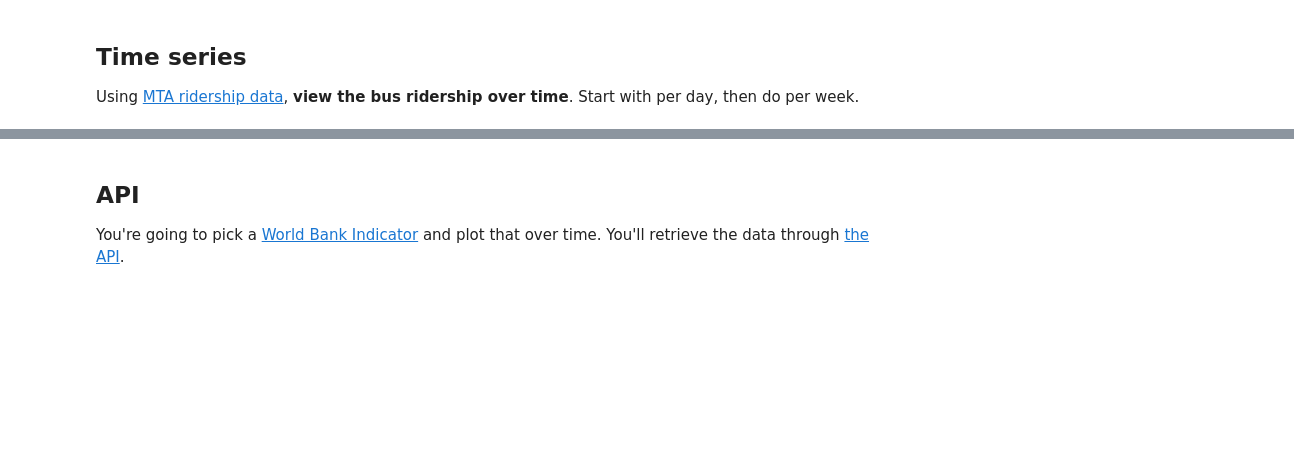
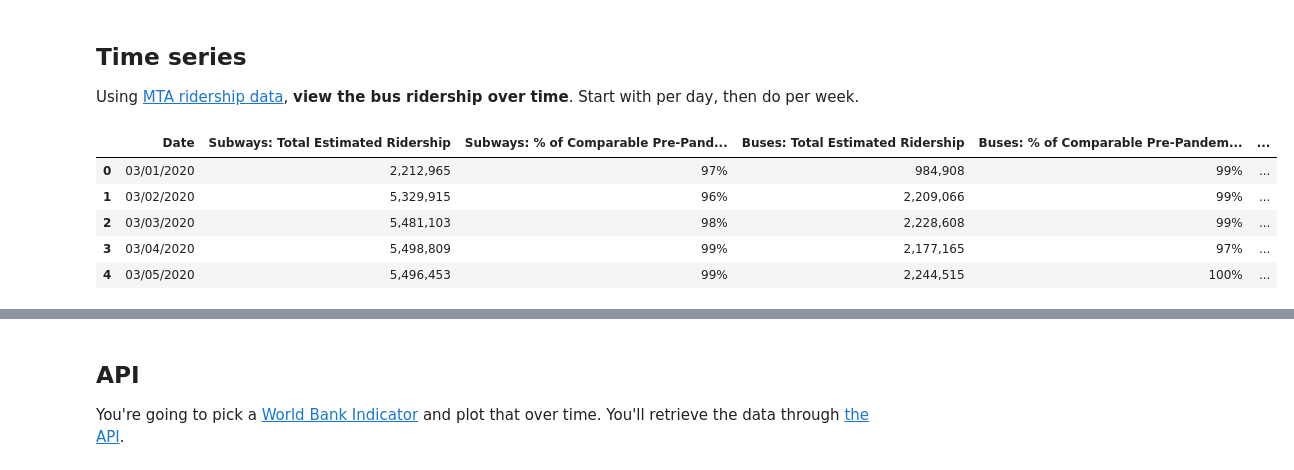
Before and after one commit to Tvashta/tvashhhh, a Jupyter notebook: lab_12.ipynb, the cells around one changed output, grey strips where cells are left out. Drawn from its saved outputs; the diff is of its cells as text; code cells hidden in the pictures; blank space fills up the shorter version.

```diff
--- a/lab_12.ipynb
+++ b/lab_12.ipynb
@@ -25,0 +82,10 @@ Using [MTA ridership data](https://data.ny.gov/Transportation/MTA-Daily-Ridershi
+# %%
+df = pd.read_csv("MTA_Daily_Ridership_Data__2020_-_2025_20251121.csv")
+df.head()
+# %% [output]
+|  | Date | Subways: Total Estimated Ridership | Subways: % of Comparable Pre-Pand... | Buses: Total Estimated Ridership | Buses: % of Comparable Pre-Pandem... | ... |
+| 0 | 03/01/2020 | 2,212,965 | 97% | 984,908 | 99% | ... |
+| 1 | 03/02/2020 | 5,329,915 | 96% | 2,209,066 | 99% | ... |
+| 2 | 03/03/2020 | 5,481,103 | 98% | 2,228,608 | 99% | ... |
+| 3 | 03/04/2020 | 5,498,809 | 99% | 2,177,165 | 97% | ... |
+| 4 | 03/05/2020 | 5,496,453 | 99% | 2,244,515 | 100% | ... |
```
Also changed, not shown: parts of 26 cells of this notebook.
